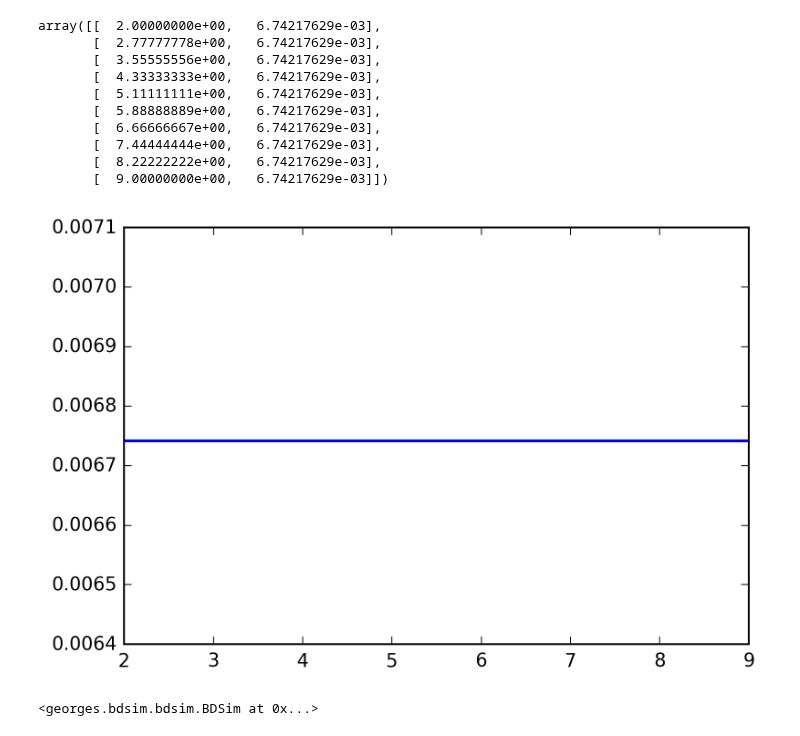
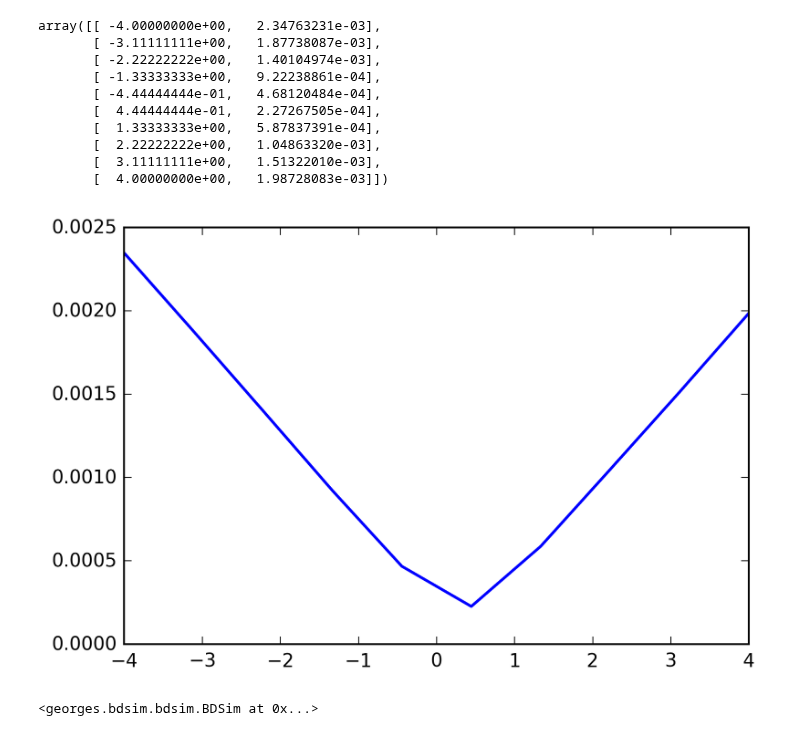
Before and after one commit to ULB-Metronu/georges, a Jupyter notebook: examples/Example Georges.ipynb, the cells around one changed output. Drawn from its saved outputs; the diff is of its cells as text; code cells hidden in the pictures.

```diff
--- a/examples/Example Georges.ipynb
+++ b/examples/Example Georges.ipynb
@@ -58,28 +51,15 @@ context = {
 bl = georges.Beamline(['fstr1'], survey=True, path=PATH, prefix='PAT107', elements='elements')
 #bl.line = bl.line.append(pd.Series({'PHYSICAL': True, 'AT_ENTRY': 1.75, 'AT_CENTER': 1.75, 'AT_EXIT': 1.75, 'TYPE': 'COLLIMATOR', 'CLASS': 'COLLIMATOR', 'APERTYPE': 'RECTANGLE', 'APERTURE': '[0.006, 0.002]'}).rename("DIV")).sort_values(by='AT_CENTER')
 #bl.line = bl.line.append(pd.Series({'PHYSICAL': True, 'AT_ENTRY': 5.5, 'AT_CENTER': 5.5, 'AT_EXIT': 5.5, 'TYPE': 'COLLIMATOR', 'CLASS': 'COLLIMATOR', 'APERTYPE': 'RECTANGLE', 'APERTURE': '[0.0125, 0.1]'}).rename("MOM")).sort_values(by='AT_CENTER')
-bl.line.set_value('Q3E', 'LENGTH', 0.0)
-bl.line.set_value('Q3E', 'ORBIT_LENGTH', 0.0)
-bl.line.set_value('Q3E', 'AT_ENTRY', bl.line.loc['Q3E']['AT_CENTER'])
-bl.line.set_value('Q3E', 'AT_EXIT', bl.line.loc['Q3E']['AT_CENTER'])
-bl.line.set_value('Q3E', 'APERTYPE', np.nan)
-bl.line.set_value('Q3E', 'APERTURE', np.nan)
-bl.line.set_value('Q3E', 'CLASS', 'MULTIPOLE')
-bl.line.set_value('Q3E', 'PLUG', 'KNL')
-bl.line.set_value('Q3E', 'VALUE', '{0, 1.974273581895319}')
+bl.to_thin('Q2E', context['IQ3E']*0.295)
 
 bl_survey = georges.madx.survey(line=bl, context=context)
 bl_twiss = georges.madx.twiss(line=bl, context=context, ptc=False, debug=False)
-DEBUG = False
-if not DEBUG:
-    parts = 5000
-else:
-    parts = 5
-b = georges.Beam(energy=200).from_5d_multigaussian_distribution(parts,
-                                                   XRMS=physics.get_degrader_spot_size(energy)/1000,
-                                                   PXRMS=physics.get_degrader_divergence(energy)/1000,
+b = georges.Beam(energy=200).from_5d_multigaussian_distribution(context['N_TRACKING'],
+                                                   XRMS=physics.get_degrader_spot_size(energy)/1000/4,
+                                                   PXRMS=physics.get_degrader_divergence(energy)/1000/4,
                                                    YRMS=physics.get_degrader_spot_size(energy)/1000,
                                                    PYRMS=physics.get_degrader_divergence(energy)/1000/2,
                                                    DPPRMS=0.00)
-bl_track = georges.madx.track(line=bl.add_markers(), context=context, beam=b, debug=DEBUG)
+bl_track = georges.madx.track(line=bl.add_markers(), context=context, beam=b, debug=False)
 # %%
@@ -133,34 +113,26 @@ variquad#['map'].line[['R11','R12','R22','R33','R34','R44']]
 # %%
 variquad_data = []
-for c in np.linspace(0.295*2, 0.295*9, 10):
-    context['IQ3E'] = c
+for c in np.linspace(0.295*(-4), 0.295*(4), 10):
     bl = georges.Beamline(['fstr1'], survey=True, path=PATH, prefix='PAT107', elements='elements')
-    element = 'Q3E'
-    bl.line.set_value(element, 'LENGTH', 0.0)
-    bl.line.set_value(element, 'ORBIT_LENGTH', 0.0)
-    bl.line.set_value(element, 'AT_ENTRY', bl.line.loc[element]['AT_CENTER'])
-    bl.line.set_value(element, 'AT_EXIT', bl.line.loc[element]['AT_CENTER'])
-    bl.line.set_value(element, 'CLASS', 'MULTIPOLE')
-    bl.line.set_value(element, 'PLUG', 'KNL')
-    bl.line.set_value(element, 'VALUE', "{{0, {} }}".format(c))
+    bl.to_thin('Q2E', c)
     bl_track = georges.madx.track(line=bl.add_markers(), context=context, beam=b, debug=False)
-    variquad_data.append([c/0.295, bl_track.line.query("BEAM == BEAM")['BEAM'].apply(lambda r: r.std['Y'])['P2E']])
+    variquad_data.append([c/0.295, bl_track.line.query("BEAM == BEAM")['BEAM'].apply(lambda r: r.std['X'])['P2E']])
 
 variquad_data = np.array(variquad_data)
 plt.plot(variquad_data[:,0],variquad_data[:,1])
 variquad_data
 # %% [output]
-array([[  2.00000000e+00,   6.74217629e-03],
-       [  2.77777778e+00,   6.74217629e-03],
-       [  3.55555556e+00,   6.74217629e-03],
-       [  4.33333333e+00,   6.74217629e-03],
-       [  5.11111111e+00,   6.74217629e-03],
-       [  5.88888889e+00,   6.74217629e-03],
-       [  6.66666667e+00,   6.74217629e-03],
-       [  7.44444444e+00,   6.74217629e-03],
-       [  8.22222222e+00,   6.74217629e-03],
-       [  9.00000000e+00,   6.74217629e-03]])
+array([[ -4.00000000e+00,   2.34763231e-03],
+       [ -3.11111111e+00,   1.87738087e-03],
+       [ -2.22222222e+00,   1.40104974e-03],
+       [ -1.33333333e+00,   9.22238861e-04],
+       [ -4.44444444e-01,   4.68120484e-04],
+       [  4.44444444e-01,   2.27267505e-04],
+       [  1.33333333e+00,   5.87837391e-04],
+       [  2.22222222e+00,   1.04863320e-03],
+       [  3.11111111e+00,   1.51322010e-03],
+       [  4.00000000e+00,   1.98728083e-03]])
-[figure, old version]
+[figure, new version]
 # %%
 bdsim = georges.bdsim.BDSim(bdsim='/Users/chernals/bdsim-build/bdsim', path=PATH)
 bdsim.attach(bl_survey)
```
Also changed, not shown: parts of 8 cells of this notebook, 3 other files.
